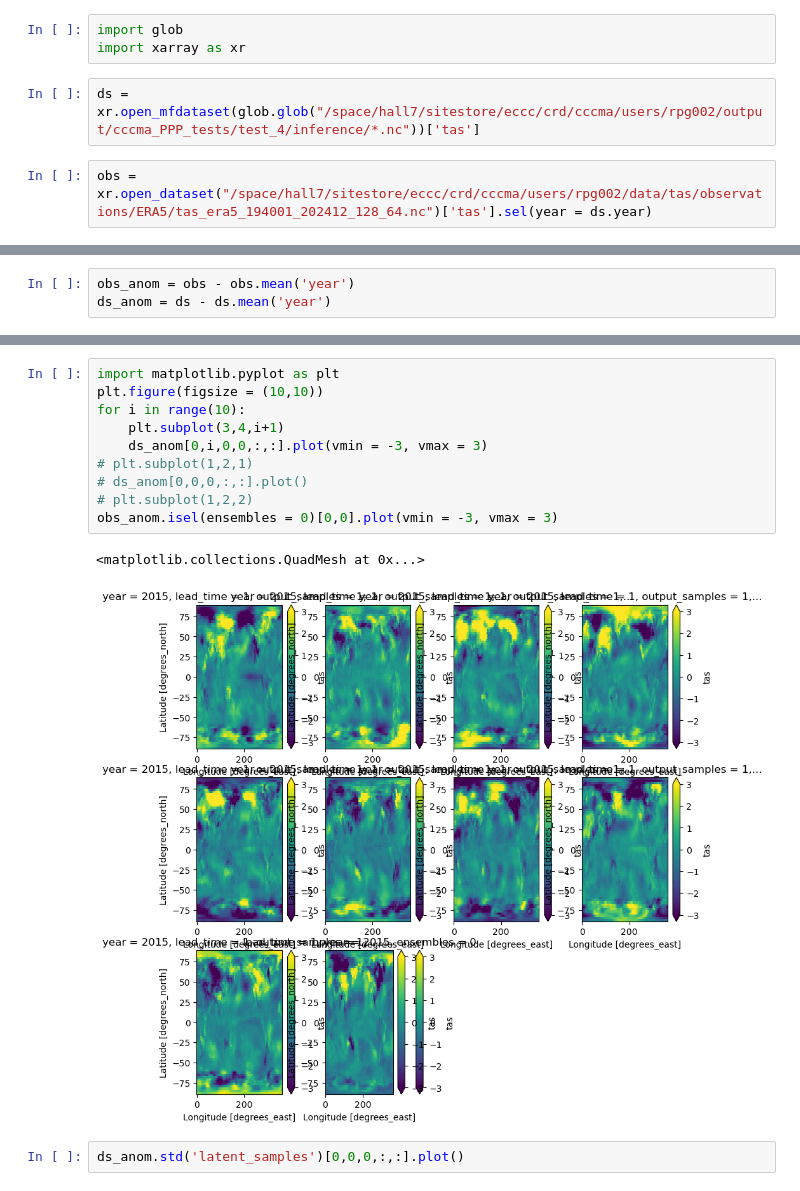
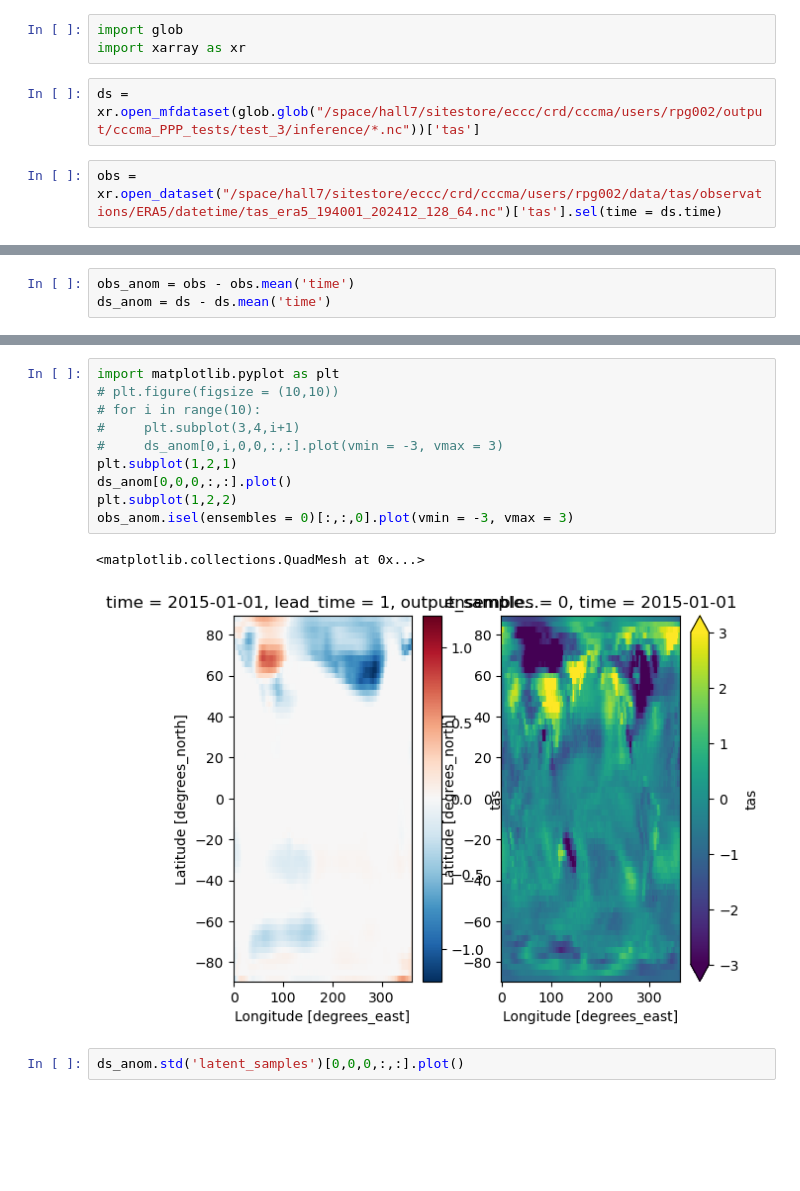
Before and after one commit to ParsaGooya/CCCma-PPP, a Jupyter notebook: test.ipynb, the cells around one changed output, grey strips where cells are left out. Drawn from its saved outputs; the diff is of its cells as text; blank space fills up the shorter version.

```diff
--- a/test.ipynb
+++ b/test.ipynb
@@ -780,7 +530,7 @@ writer.predict()
 import glob
 import xarray as xr
 # %%
-ds = xr.open_mfdataset(glob.glob("/space/hall7/sitestore/eccc/crd/cccma/users/rpg002/output/cccma_PPP_tests/test_4/inference/*.nc"))['tas']
+ds = xr.open_mfdataset(glob.glob("/space/hall7/sitestore/eccc/crd/cccma/users/rpg002/output/cccma_PPP_tests/test_3/inference/*.nc"))['tas']
 # %%
-obs = xr.open_dataset("/space/hall7/sitestore/eccc/crd/cccma/users/rpg002/data/tas/observations/ERA5/tas_era5_194001_202412_128_64.nc")['tas'].sel(year = ds.year)
+obs = xr.open_dataset("/space/hall7/sitestore/eccc/crd/cccma/users/rpg002/data/tas/observations/ERA5/datetime/tas_era5_194001_202412_128_64.nc")['tas'].sel(time = ds.time)
 # %%
@@ -794,3 +544,3 @@ obs.isel(ensembles = 0).mean(['lat', 'lon'])[:,0].plot(color = 'k')
 # %%
-obs_anom = obs - obs.mean('year')
-ds_anom = ds - ds.mean('year')
+obs_anom = obs - obs.mean('time')
+ds_anom = ds - ds.mean('time')
@@ -797,16 +577,16 @@ ds_anom = ds - ds.mean('year')
 # %%
 import matplotlib.pyplot as plt
-plt.figure(figsize = (10,10))
-for i in range(10):
-    plt.subplot(3,4,i+1)
-    ds_anom[0,i,0,0,:,:].plot(vmin = -3, vmax = 3)
-# plt.subplot(1,2,1)
-# ds_anom[0,0,0,:,:].plot()
-# plt.subplot(1,2,2)
-obs_anom.isel(ensembles = 0)[0,0].plot(vmin = -3, vmax = 3)
+# plt.figure(figsize = (10,10))
+# for i in range(10):
+#     plt.subplot(3,4,i+1)
+#     ds_anom[0,i,0,0,:,:].plot(vmin = -3, vmax = 3)
+plt.subplot(1,2,1)
+ds_anom[0,0,0,:,:].plot()
+plt.subplot(1,2,2)
+obs_anom.isel(ensembles = 0)[:,:,0].plot(vmin = -3, vmax = 3)
 # %% [output]
 <matplotlib.collections.QuadMesh at 0x...>
-[figure, old version]
+[figure, new version]
 # %%
 ds_anom.std('latent_samples')[0,0,0,:,:].plot()
 # %% [output]
```
Also changed, not shown: parts of 17 cells of this notebook, 13 other files.
